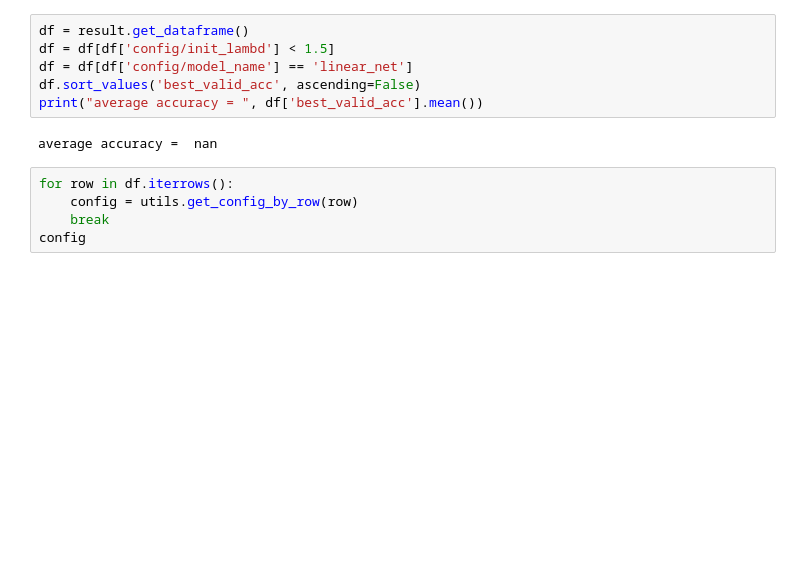
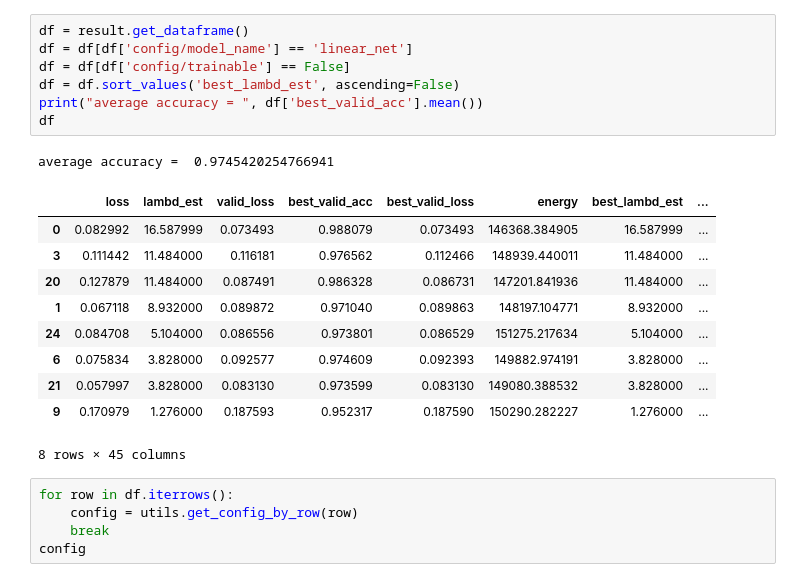
Before and after one commit to johnmartinsson/differentiable-mel-spectrogram, a Jupyter notebook: notebooks/analyse_ray_tune.ipynb, the cells around one changed output. Drawn from its saved outputs; the diff is of its cells as text; blank space fills up the shorter version.

```diff
--- a/notebooks/analyse_ray_tune.ipynb
+++ b/notebooks/analyse_ray_tune.ipynb
@@ -72,11 +81,22 @@ Number of trials: 160/160 (160 TERMINATED)
 # %%
 df = result.get_dataframe()
-df = df[df['config/init_lambd'] < 1.5]
 df = df[df['config/model_name'] == 'linear_net']
-df.sort_values('best_valid_acc', ascending=False)
+df = df[df['config/trainable'] == False]
+df = df.sort_values('best_lambd_est', ascending=False)
 print("average accuracy = ", df['best_valid_acc'].mean())
+df
 # %% [output]
-average accuracy =  nan
+average accuracy =  0.9745420254766941
+|  | loss | lambd_est | valid_loss | best_valid_acc | best_valid_loss | energy | best_lambd_est | ... |
+| 0 | 0.082992 | 16.587999 | 0.073493 | 0.988079 | 0.073493 | 146368.384905 | 16.587999 | ... |
+| 3 | 0.111442 | 11.484000 | 0.116181 | 0.976562 | 0.112466 | 148939.440011 | 11.484000 | ... |
+| 20 | 0.127879 | 11.484000 | 0.087491 | 0.986328 | 0.086731 | 147201.841936 | 11.484000 | ... |
+| 1 | 0.067118 | 8.932000 | 0.089872 | 0.971040 | 0.089863 | 148197.104771 | 8.932000 | ... |
+| 24 | 0.084708 | 5.104000 | 0.086556 | 0.973801 | 0.086529 | 151275.217634 | 5.104000 | ... |
+| 6 | 0.075834 | 3.828000 | 0.092577 | 0.974609 | 0.092393 | 149882.974191 | 3.828000 | ... |
+| 21 | 0.057997 | 3.828000 | 0.083130 | 0.973599 | 0.083130 | 149080.388532 | 3.828000 | ... |
+| 9 | 0.170979 | 1.276000 | 0.187593 | 0.952317 | 0.187590 | 150290.282227 | 1.276000 | ... |
+8 rows × 45 columns
 # %%
 for row in df.iterrows():
     config = utils.get_config_by_row(row)
```
Also changed, not shown: parts of 4 cells of this notebook.
